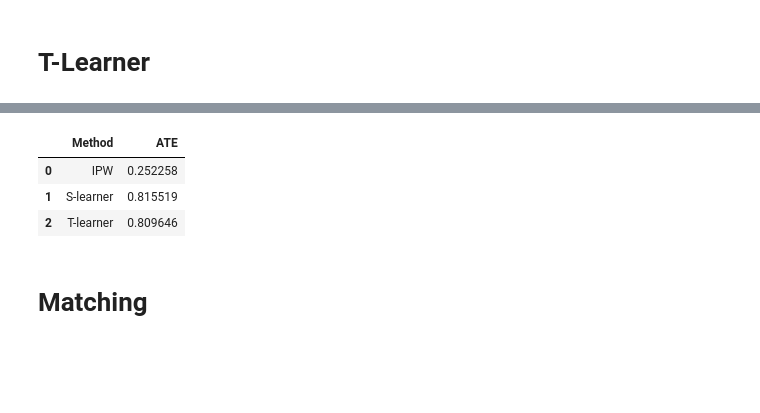
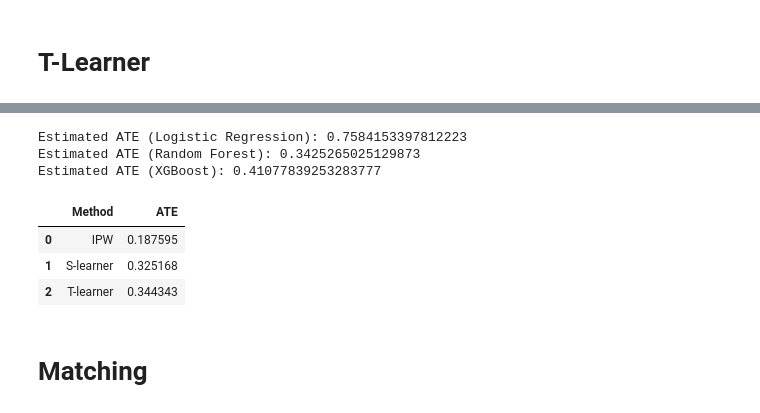
Before and after one commit to or1dado/Tennis-Momentum-Causal-Inference, a Jupyter notebook: ATE_methods.ipynb, the cells around one changed output, grey strips where cells are left out. Saved outputs shown, nothing was run; the diff lists cells and outputs as text; code cells hidden in the pictures; blank space fills up the shorter version.

```diff
--- a/ATE_methods.ipynb
+++ b/ATE_methods.ipynb
@@ -111,7 +122,7 @@ def IPW_ATE(df, propensity_score):
     return ATT_ipw
 
 #############################################################################
-IPW_ATE_df = IPW_ATE(df, propensity_score)
+IPW_ATE_df = IPW_ATE(eval_df, propensity_score_lr)
 
 ATE_df = pd.DataFrame({'Method': ['IPW'], 'ATE': [IPW_ATE_df]})
 ATE_df
@@ -121,2 +132,19 @@ ATE_df
 # %% [markdown]
 # S-Learner
+# %%
+def S_learner(df):
+    X, t, y = df.drop(columns=['Y', 'T']), df['T'], df['Y']
+    categorical_cols = [col for col in X.columns if X[col].dtype == 'object']
+    dummied_df = pd.get_dummies(X[categorical_cols], prefix=categorical_cols).astype(int)
+    X = pd.concat([X.drop(categorical_cols, axis=1), dummied_df], axis=1)
+
+    f = RandomForestClassifier(**slearner_hp['rf']['hyper_params'])#(max_depth=100, random_state=42)
+    f.fit(np.c_[X, t], y)
+    n = len(y)
+    pred0 = f.predict(np.c_[X, np.zeros(n)])
+    pred1 = f.predict(np.c_[X, np.ones(n)])
+    ate = sum(pred1 - pred0) / n
+
+    return round(ate,4)
+
+S_learner(eval_df)
@@ -167,47 +268,61 @@ ATE_df
 # %%
 def TLearner_ATE(df, model0, model1):
     categorical_cols = [col for col in df.columns if df[col].dtype == 'object']
 
-    X = df.drop(columns=['Y'])
+    X = df.drop(columns=['Y']).reset_index(drop=True)
     y = df['Y'].reset_index(drop=True)
+    treatment = df['T'].reset_index(drop=True)
 
     if type(model1).__name__ in ['LogisticRegression', 'RandomForestClassifier', 'XGBClassifier']:
-      dummied_df_X = pd.get_dummies(X[categorical_cols], prefix=categorical_cols).astype(int)
-      X = pd.concat([X.drop(categorical_cols, axis=1), dummied_df_X], axis=1)
+        dummied_df_X = pd.get_dummies(X[categorical_cols], prefix=categorical_cols).astype(int)
+        X = pd.concat([X.drop(categorical_cols, axis=1), dummied_df_X], axis=1)
 
-    if type(model1).__name__ in ['LogisticRegression']:
-      scaler = MinMaxScaler()
-      X_scaled = scaler.fit_transform(X)
-      X = pd.DataFrame(X_scaled, columns=X.columns)
+    if type(model1).__name__ == 'LogisticRegression':
+        scaler = MinMaxScaler()
+        X_scaled = scaler.fit_transform(X)
+        X = pd.DataFrame(X_scaled, columns=X.columns)
 
-    X1 = X[X['T']==1].drop(columns=['T'])
-    y1 = y[X['T']==1].reset_index(drop=True)
-    X0 = X[X['T']==0].drop(columns=['T'])
-    y0 = y[X['T']==0].reset_index(drop=True)
+    X1 = X[treatment == 1].drop(columns=['T'])
+    y1 = y[treatment == 1].reset_index(drop=True)
+    X0 = X[treatment == 0].drop(columns=['T'])
+    y0 = y[treatment == 0].reset_index(drop=True)
 
-    if type(model1).__name__ in ['CatBoostClassifier']:
+    if type(model1).__name__ == 'CatBoostClassifier':
         model1.fit(X1, y1, cat_features=categorical_cols)
         model0.fit(X0, y0, cat_features=categorical_cols)
     else:
-       model1.fit(X1, y1)
-       model0.fit(X0, y0)
+        model1.fit(X1, y1)
+        model0.fit(X0, y0)
 
     y1_pred = model1.predict(X.drop(columns=['T']))
     y0_pred = model0.predict(X.drop(columns=['T']))
 
     ATE = (y1_pred - y0_pred).mean()
     return ATE
 
 #############################################################################
-TLearner_ATE_df = TLearner_ATE(df, model0=lr_model_class(), model1=lr_model_class())
+SLearner_ATE_df = TLearner_ATE(eval_df, model0=lr_model_class(), model1=lr_model_class())
+print("Estimated ATE (Logistic Regression):", SLearner_ATE_df)
+
+SLearner_ATE_df = TLearner_ATE(eval_df, model0=rf_model_class(), model1=rf_model_class())
+print("Estimated ATE (Random Forest):", SLearner_ATE_df)
+
+SLearner_ATE_df = TLearner_ATE(eval_df, model0=xgb_model_class(), model1=xgb_model_class())
+print("Estimated ATE (XGBoost):", SLearner_ATE_df)
+
+
+TLearner_ATE_df = TLearner_ATE(eval_df, model0=rf_model_class(), model1=rf_model_class())
 
 new_row = pd.DataFrame({'Method': ['T-learner'], 'ATE': [TLearner_ATE_df]})
 ATE_df = pd.concat([ATE_df, new_row], ignore_index=True)
 ATE_df
 # %% [output]
+Estimated ATE (Logistic Regression): 0.7584153397812223
+Estimated ATE (Random Forest): 0.3425265025129873
+Estimated ATE (XGBoost): 0.41077839253283777
 |  | Method | ATE |
-| 0 | IPW | 0.252258 |
-| 1 | S-learner | 0.815519 |
-| 2 | T-learner | 0.809646 |
+| 0 | IPW | 0.187595 |
+| 1 | S-learner | 0.325168 |
+| 2 | T-learner | 0.344343 |
 # %% [markdown]
 # Matching
```
Also changed, not shown: parts of 16 cells of this notebook, 13 other files.
